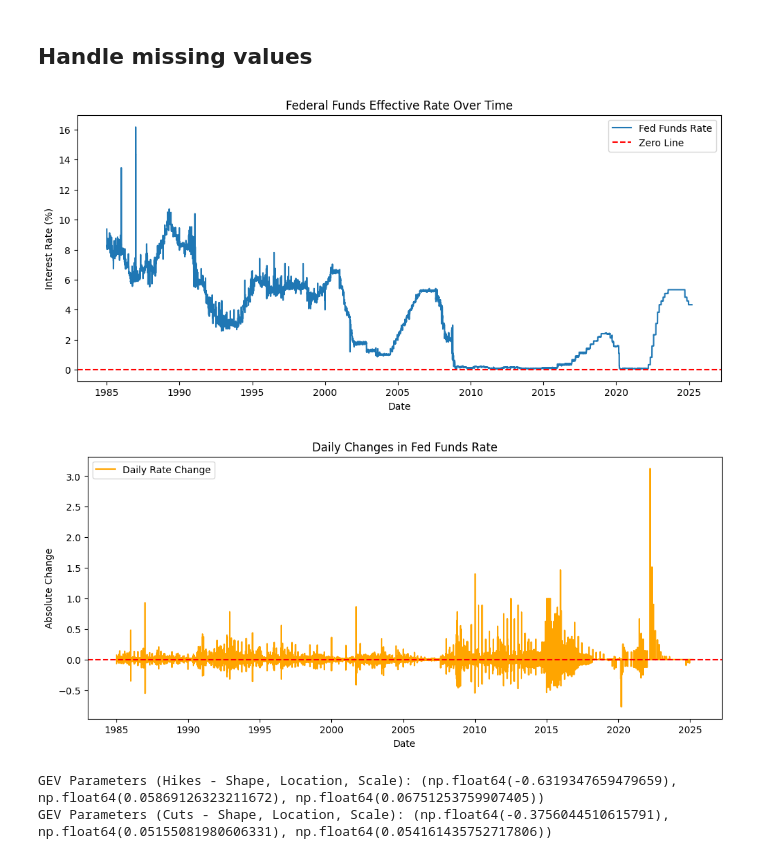
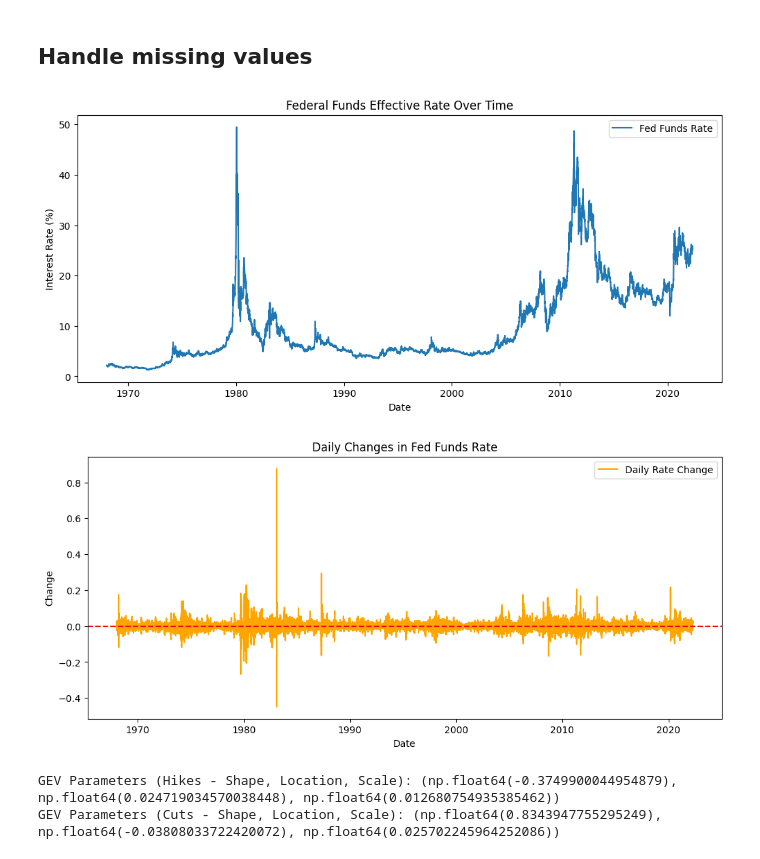
Before and after one commit to Sleeperalex/projetEVT, a Jupyter notebook: projetEVT.ipynb, the cells around one changed output. Drawn from its saved outputs; the diff is of its cells as text; code cells hidden in the pictures.

```diff
--- a/projetEVT.ipynb
+++ b/projetEVT.ipynb
@@ -6,45 +6,44 @@
 import pandas as pd
 import numpy as np
 import matplotlib.pyplot as plt
-from scipy.stats import genextreme, genpareto, bootstrap
+from scipy.stats import genextreme, genpareto
 
 # Load dataset
-df = pd.read_csv('DFF.csv')
+df = pd.read_csv('silver.csv')
 
 # Choose the desired date range
-df = df[(df['observation_date'] >= '1985-01-01') ]
+#df = df[(df['Date'] >= '1985-01-01') ]
 
 # Convert date column to datetime
-df['observation_date'] = pd.to_datetime(df['observation_date'])
+df['Date'] = pd.to_datetime(df['Date'])
 
 # Handle missing values (forward-fill method)
-df['DFF'] = df['DFF'].ffill()
+df['USD'] = df['USD'].ffill()
 # %% [markdown]
 ## Handle missing values
 # %%
-df['rate_change'] = df['DFF'].pct_change()
+df['rate_change'] = df['USD'].pct_change()
 df = df.dropna()
 # %%
 plt.figure(figsize=(12,5))
-plt.plot(df['observation_date'], df['DFF'], label='Fed Funds Rate')
-plt.axhline(y=0, color='red', linestyle='--', label='Zero Line')
+plt.plot(df['Date'], df['USD'], label='Fed Funds Rate')
 plt.title('Federal Funds Effective Rate Over Time')
 plt.xlabel('Date')
 plt.ylabel('Interest Rate (%)')
 plt.legend()
 plt.show()
 # %% [output]
-[figure, old version]
+[figure, new version]
 # %%
 plt.figure(figsize=(12,5))
-plt.plot(df['observation_date'], df['rate_change'], label='Daily Rate Change', color='orange')
+plt.plot(df['Date'], df['rate_change'], label='Daily Rate Change', color='orange')
 plt.axhline(y=0, color='red', linestyle='--')
 plt.title('Daily Changes in Fed Funds Rate')
 plt.xlabel('Date')
-plt.ylabel('Absolute Change')
+plt.ylabel('Change')
 plt.legend()
 plt.show()
 # %% [output]
-[figure, old version]
+[figure, new version]
 # %%
 # Block Maxima Method for hikes (positive changes)
@@ -59,8 +58,8 @@ gev_params_hikes = genextreme.fit(block_maxima_hikes)
 print("GEV Parameters (Hikes - Shape, Location, Scale):", gev_params_hikes)
 
 # Fit GEV Distribution for cuts
-gev_params_cuts = genextreme.fit(-block_minima_cuts)  # Negate values to fit correctly
+gev_params_cuts = genextreme.fit(block_minima_cuts)  # Negate values to fit correctly
 print("GEV Parameters (Cuts - Shape, Location, Scale):", gev_params_cuts)
 # %% [output]
-GEV Parameters (Hikes - Shape, Location, Scale): (np.float64(-0.6319347659479659), np.float64(0.05869126323211672), np.float64(0.06751253759907405))
-GEV Parameters (Cuts - Shape, Location, Scale): (np.float64(-0.3756044510615791), np.float64(0.05155081980606331), np.float64(0.054161435752717806))
+GEV Parameters (Hikes - Shape, Location, Scale): (np.float64(-0.3749900044954879), np.float64(0.024719034570038448), np.float64(0.012680754935385462))
+GEV Parameters (Cuts - Shape, Location, Scale): (np.float64(0.8343947755295249), np.float64(-0.03808033722420072), np.float64(0.025702245964252086))
```
Also changed, not shown: parts of 4 cells of this notebook, 2 other files.
